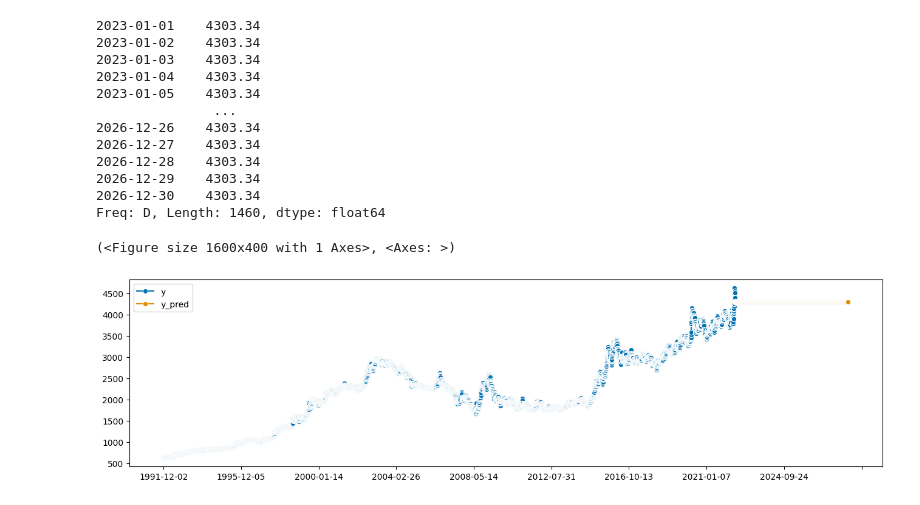
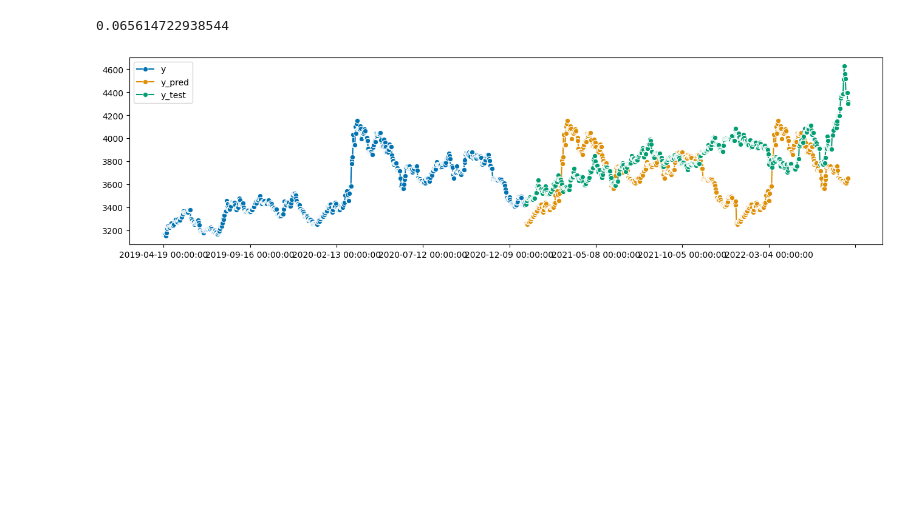
Before and after one commit to cabb1808/ProyectoSenales3, a Jupyter notebook: Proyecto_Final.ipynb, the cells around one changed output. Drawn from its saved outputs; the diff is of its cells as text; code cells hidden in the pictures; blank space fills up the shorter version.

```diff
--- a/Proyecto_Final.ipynb
+++ b/Proyecto_Final.ipynb
@@ -363,28 +358,22 @@ plot_series(y)
-# %%
-
-fh = ForecastingHorizon( pd.PeriodIndex(pd.date_range("2023-01-01", periods=365*4, freq="D")), is_relative=False )
-
-forecaster = NaiveForecaster(strategy="last")
-
-forecaster.fit(y)
-
-y_pred = forecaster.predict(fh)
-
-# plotting predictions and past data
-print(y_pred)
-plot_series(y, y_pred, labels=["y", "y_pred"])
-# %% [output]
-2023-01-01    4303.34
-2023-01-02    4303.34
-2023-01-03    4303.34
-2023-01-04    4303.34
-2023-01-05    4303.34
-               ...
-2026-12-26    4303.34
-2026-12-27    4303.34
-2026-12-28    4303.34
-2026-12-29    4303.34
-2026-12-30    4303.34
-Freq: D, Length: 1460, dtype: float64
-(<Figure size 1600x400 with 1 Axes>, <Axes: >)
-[figure, removed]
+# %%
+from sktime.utils.plotting import plot_series
+from sktime.forecasting.base import ForecastingHorizon
+from sktime.forecasting.naive import NaiveForecaster
+from sktime.performance_metrics.forecasting import MeanAbsolutePercentageError , mean_absolute_percentage_error
+
+fh = ForecastingHorizon( pd.DatetimeIndex(pd.date_range("2021-01-07", periods=560, freq="D")), is_relative=False )
+
+
+
+X = pd.DataFrame(index=X_train)
+forecaster = NaiveForecaster(strategy="last", sp=365)
+
+forecaster.fit(y_train, X=X, fh=fh)
+y_pred = forecaster.predict(X=X)
+
+
+plot_series(y_train[10000:], y_pred,y_test, labels=["y", "y_pred","y_test"])
+mean_absolute_percentage_error(y_test, y_pred, symmetric=False)
+# %% [output]
+0.065614722938544
+[figure, added]
```
Also changed, not shown: parts of 8 cells of this notebook.
